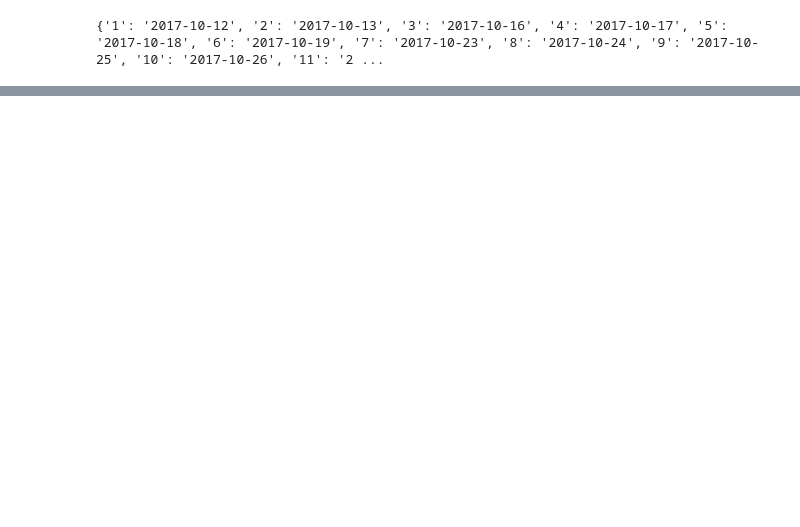
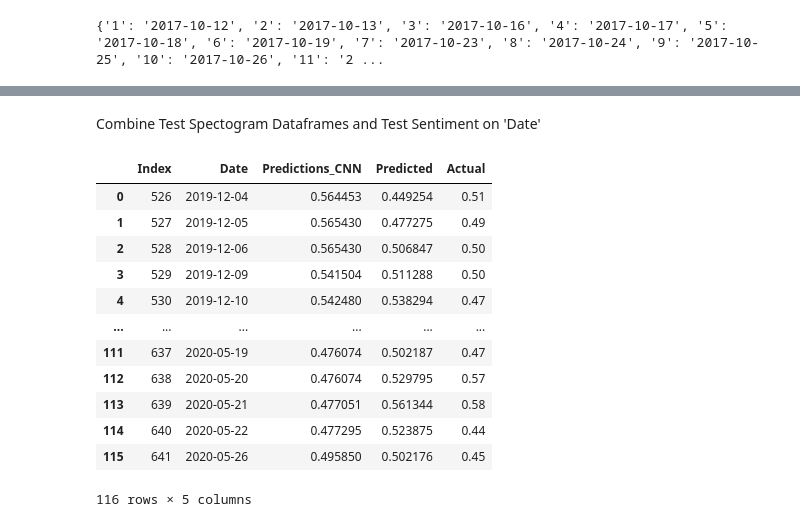
Before and after one commit to sachinprasanna7/Stock-Movement-Prediction-using-Spectrograms-Technical-Indicators-and-News, a Jupyter notebook: neuralNetwork.ipynb, the cells around one changed output, grey strips where cells are left out. Drawn from its saved outputs; the diff is of its cells as text; code cells hidden in the pictures; blank space fills up the shorter version.

```diff
--- a/neuralNetwork.ipynb
+++ b/neuralNetwork.ipynb
@@ -131,0 +322,79 @@ combined_df_test
+# %% [markdown]
+Combine Test Spectogram Dataframes and Test Sentiment on 'Date'
+# %%
+test_data = pd.read_csv('./data/new_Data/test_data_sentiment.csv')
+test_data
+
+# AlexNet Approach 1
+combined_df_test_alexNet_1 = pd.merge(train_date_mapping_df_alexnet_1, test_data, on='Date', how='inner')
+combined_df_test_alexNet_1.drop(columns=['Train Labels'], inplace=True)
+combined_df_test_alexNet_1
+
+# AlexNet Approach 2
+combined_df_test_alexNet_2 = pd.merge(train_date_mapping_df_alexnet_2, test_data, on='Date', how='inner')
+combined_df_test_alexNet_2.drop(columns=['Train Labels'], inplace=True)
+combined_df_test_alexNet_2
+
+# AlexNet Approach 3
+combined_df_test_alexNet_3 = pd.merge(train_date_mapping_df_alexnet_3, test_data, on='Date', how='inner')
+combined_df_test_alexNet_3.drop(columns=['Train Labels'], inplace=True)
+combined_df_test_alexNet_3
+
+# DenseNet Approach 1
+combined_df_test_DenseNet_1 = pd.merge(train_date_mapping_df_densenet_1, test_data, on='Date', how='inner')
+combined_df_test_DenseNet_1.drop(columns=['Train Labels'], inplace=True)
+combined_df_test_DenseNet_1
+
+# DenseNet Approach 2
+combined_df_test_DenseNet_2 = pd.merge(train_date_mapping_df_densenet_2, test_data, on='Date', how='inner')
+combined_df_test_DenseNet_2.drop(columns=['Train Labels'], inplace=True)
+combined_df_test_DenseNet_2
+
+# DenseNet Approach 3
+combined_df_test_DenseNet_3 = pd.merge(train_date_mapping_df_densenet_3, test_data, on='Date', how='inner')
+combined_df_test_DenseNet_3.drop(columns=['Train Labels'], inplace=True)
+combined_df_test_DenseNet_3
+
+# EffecientNet Approach 1
+combined_df_test_EffencientNet_1 = pd.merge(train_date_mapping_df_effencientnet_1, test_data, on='Date', how='inner')
+combined_df_test_EffencientNet_1.drop(columns=['Train Labels'], inplace=True)
+combined_df_test_EffencientNet_1
+
+# EffecientNet Approach 2
+combined_df_test_EffencientNet_2 = pd.merge(train_date_mapping_df_effencientnet_2, test_data, on='Date', how='inner')
+combined_df_test_EffencientNet_2.drop(columns=['Train Labels'], inplace=True)
+combined_df_test_EffencientNet_2
+
+# EffecientNet Approach 3
+combined_df_test_EffencientNet_3 = pd.merge(train_date_mapping_df_effencientnet_3, test_data, on='Date', how='inner')
+combined_df_test_EffencientNet_3.drop(columns=['Train Labels'], inplace=True)
+combined_df_test_EffencientNet_3
+
+# ResNet Approach 1
+combined_df_test_ResNet_1 = pd.merge(train_date_mapping_df_resnet_1, test_data, on='Date', how='inner')
+combined_df_test_ResNet_1.drop(columns=['Train Labels'], inplace=True)
+combined_df_test_ResNet_1
+
+# ResNet Approach 2
+combined_df_test_ResNet_2 = pd.merge(train_date_mapping_df_resnet_2, test_data, on='Date', how='inner')
+combined_df_test_ResNet_2.drop(columns=['Train Labels'], inplace=True)
+combined_df_test_ResNet_2
+
+# ResNet Approach 3
+combined_df_test_ResNet_3 = pd.merge(train_date_mapping_df_resnet_3, test_data, on='Date', how='inner')
+combined_df_test_ResNet_3.drop(columns=['Train Labels'], inplace=True)
+combined_df_test_ResNet_3
+# %% [output]
+|  | Index | Date | Predictions_CNN | Predicted | Actual |
+| 0 | 526 | 2019-12-04 | 0.564453 | 0.449254 | 0.51 |
+| 1 | 527 | 2019-12-05 | 0.565430 | 0.477275 | 0.49 |
+| 2 | 528 | 2019-12-06 | 0.565430 | 0.506847 | 0.50 |
+| 3 | 529 | 2019-12-09 | 0.541504 | 0.511288 | 0.50 |
+| 4 | 530 | 2019-12-10 | 0.542480 | 0.538294 | 0.47 |
+| ... | ... | ... | ... | ... | ... |
+| 111 | 637 | 2020-05-19 | 0.476074 | 0.502187 | 0.47 |
+| 112 | 638 | 2020-05-20 | 0.476074 | 0.529795 | 0.57 |
+| 113 | 639 | 2020-05-21 | 0.477051 | 0.561344 | 0.58 |
+| 114 | 640 | 2020-05-22 | 0.477295 | 0.523875 | 0.44 |
+| 115 | 641 | 2020-05-26 | 0.495850 | 0.502176 | 0.45 |
+116 rows × 5 columns
```
Also changed, not shown: parts of 58 cells of this notebook, 25 other files.
